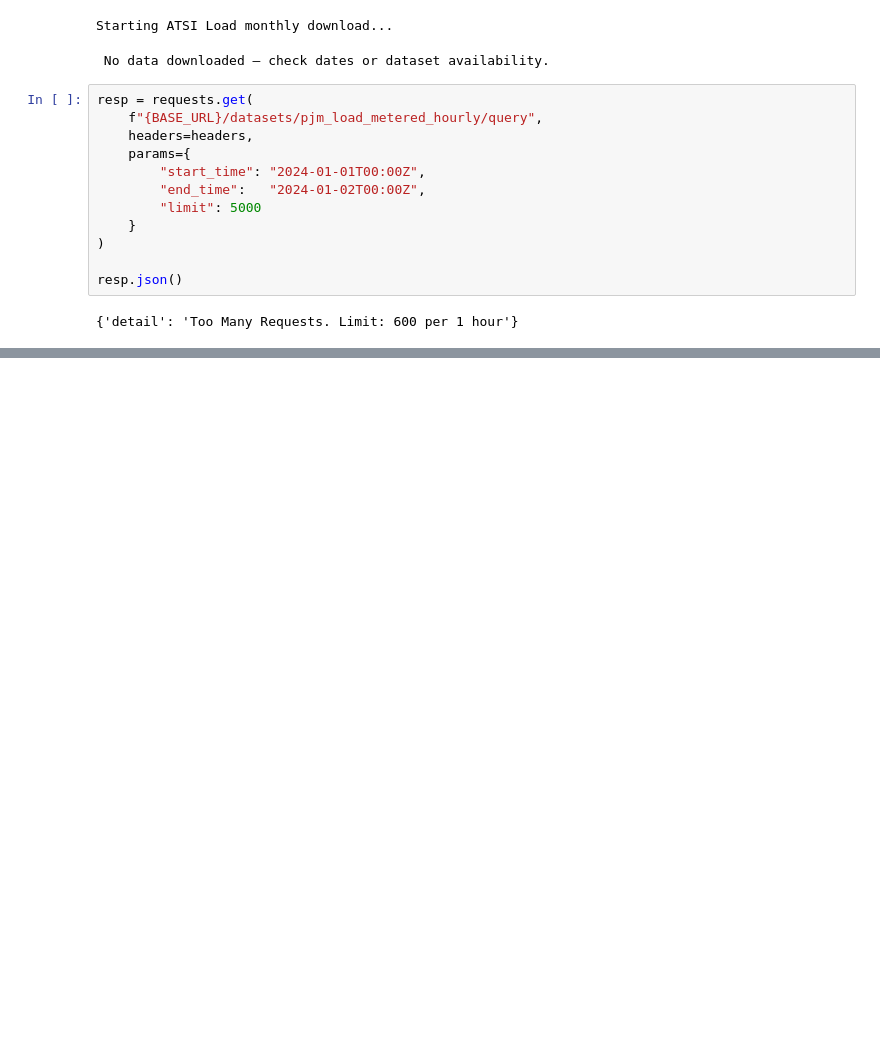
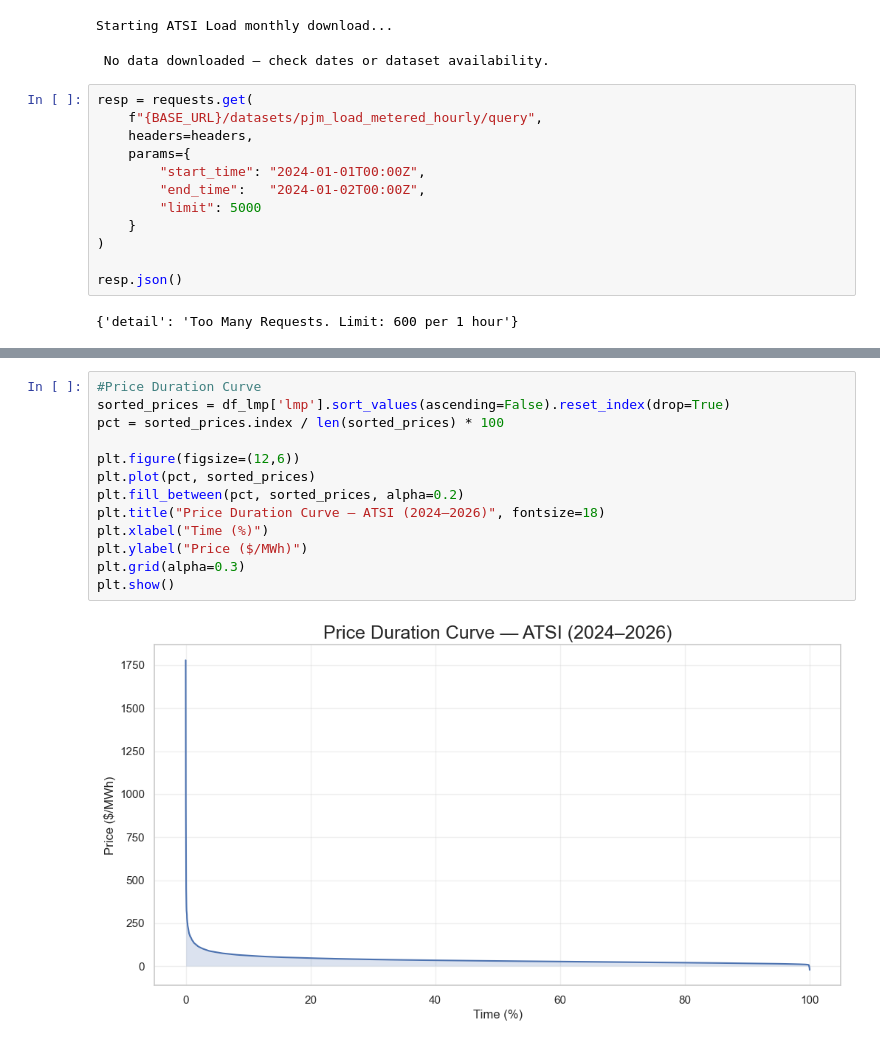
Before and after one commit to Aaron-Padilla/SolarCoders-MITPolicyHackathon25, a Jupyter notebook: Notebook1_Nima.ipynb, the cells around one changed output, grey strips where cells are left out. Saved outputs shown, nothing was run; the diff lists cells and outputs as text; blank space fills up the shorter version.

```diff
--- a/Notebook1_Nima.ipynb
+++ b/Notebook1_Nima.ipynb
@@ -472,0 +529,15 @@ resp.json()
+# %%
+#Price Duration Curve
+sorted_prices = df_lmp['lmp'].sort_values(ascending=False).reset_index(drop=True)
+pct = sorted_prices.index / len(sorted_prices) * 100
+
+plt.figure(figsize=(12,6))
+plt.plot(pct, sorted_prices)
+plt.fill_between(pct, sorted_prices, alpha=0.2)
+plt.title("Price Duration Curve — ATSI (2024–2026)", fontsize=18)
+plt.xlabel("Time (%)")
+plt.ylabel("Price ($/MWh)")
+plt.grid(alpha=0.3)
+plt.show()
+# %% [output]
+[figure, added]
```
Also changed, not shown: parts of 7 cells of this notebook.
